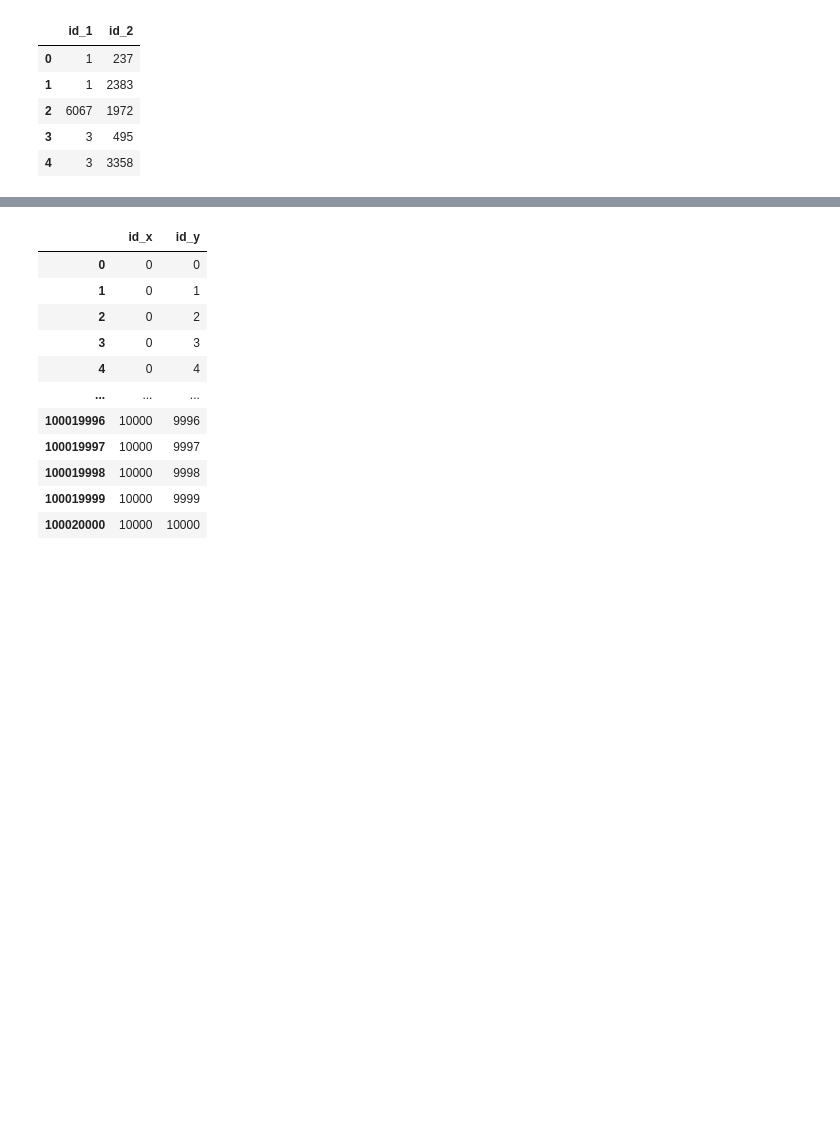
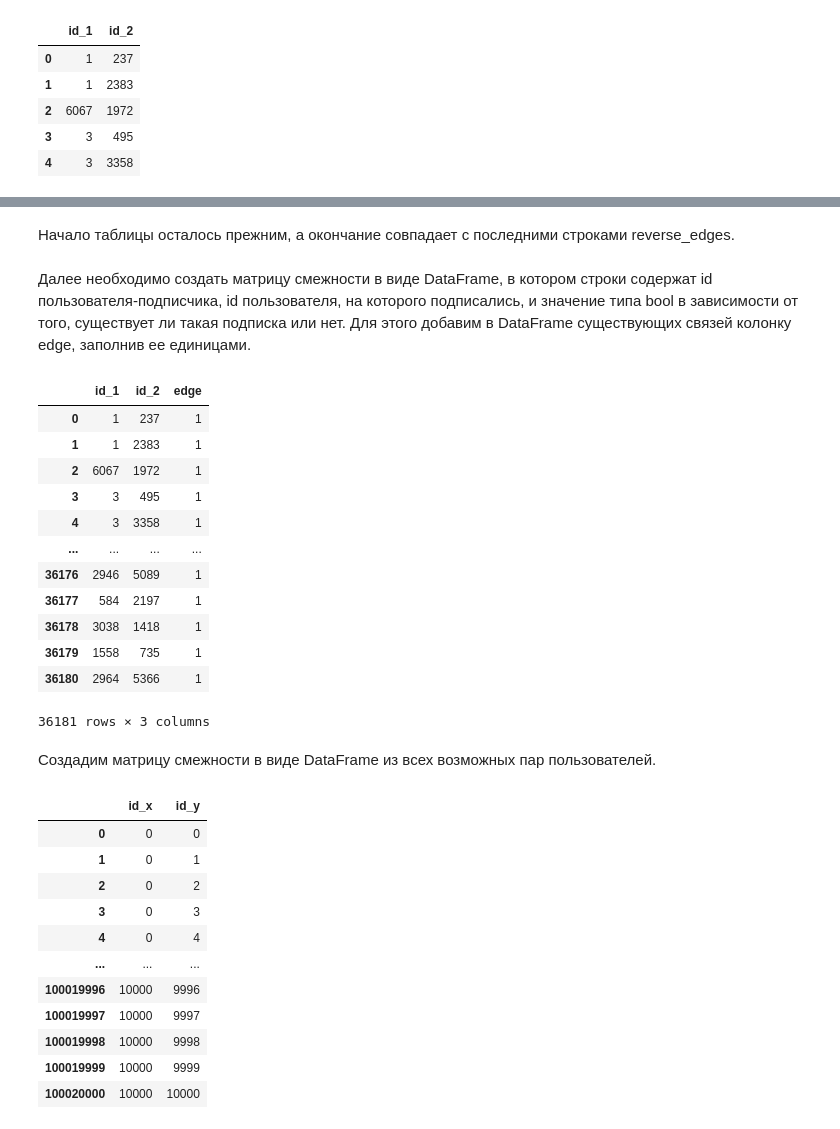
Before and after one commit to Cat-in-box/ml-social-graphs, a Jupyter notebook: git_social_graphs.ipynb, the cells around one changed output, grey strips where cells are left out. Cells and saved outputs as stored; diff of their text form; code cells hidden in the pictures; blank space fills up the shorter version.

Commit message:
Создали комментарии к работе над таблицей связей

```diff
--- a/git_social_graphs.ipynb
+++ b/git_social_graphs.ipynb
@@ -36,0 +47,3 @@ edges.head()
+# %%
+reverse_edges = edges.sample(frac=0.25, random_state=1).rename(columns={"id_1": "id_2", "id_2": "id_1"})
+reverse_edges.tail()
@@ -36,0 +59,3 @@ edges.head()
+# %%
+edges = pd.concat([edges, reverse_edges], ignore_index=True)
+edges.head()
@@ -37,3 +78,26 @@ edges.head()
+# %% [markdown]
+Начало таблицы осталось прежним, а окончание совпадает с последними строками reverse_edges.
+# %% [markdown]
+Далее необходимо создать матрицу смежности в виде DataFrame, в котором строки содержат id пользователя-подписчика, id пользователя, на которого подписались, и значение типа bool в зависимости от того, существует ли такая подписка или нет. Для этого добавим в DataFrame существующих связей колонку edge, заполнив ее единицами.
+# %%
+edges["edge"] = 1
+edges
+# %% [output]
+|  | id_1 | id_2 | edge |
+| 0 | 1 | 237 | 1 |
+| 1 | 1 | 2383 | 1 |
+| 2 | 6067 | 1972 | 1 |
+| 3 | 3 | 495 | 1 |
+| 4 | 3 | 3358 | 1 |
+| ... | ... | ... | ... |
+| 36176 | 2946 | 5089 | 1 |
+| 36177 | 584 | 2197 | 1 |
+| 36178 | 3038 | 1418 | 1 |
+| 36179 | 1558 | 735 | 1 |
+| 36180 | 2964 | 5366 | 1 |
+36181 rows × 3 columns
+# %% [markdown]
+Создадим матрицу смежности в виде DataFrame из всех возможных пар пользователей.
 # %%
 adjacency = pd.DataFrame(target["id"])
 adjacency = adjacency.merge(adjacency, how="cross")
```
Also changed, not shown: parts of 25 cells of this notebook.
